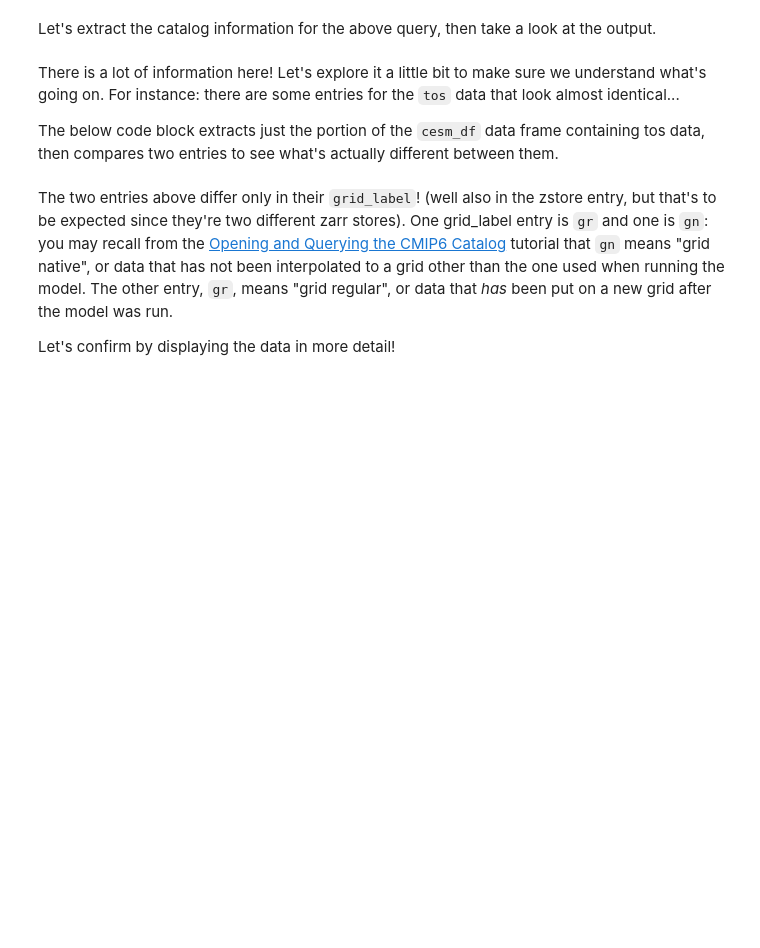
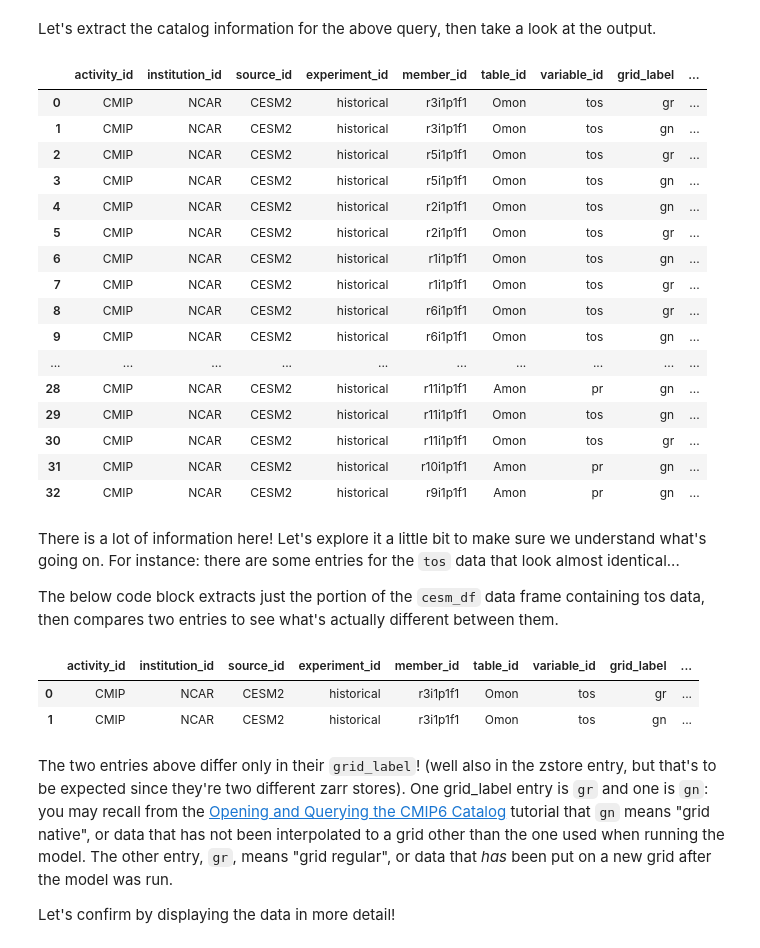
Before and after one commit to jocardelle/Spatial_Stats, a Jupyter notebook: CodeAlong 1. Correlation and Regression Maps.ipynb, the cells around one changed output. Saved outputs shown, nothing was run; the diff lists cells and outputs as text; code cells hidden in the pictures; blank space fills up the shorter version.

```diff
--- a/CodeAlong 1. Correlation and Regression Maps.ipynb
+++ b/CodeAlong 1. Correlation and Regression Maps.ipynb
@@ -118,36 +118,64 @@ _One thing that's different_ here from the previous work we were doing - althoug
 Because tos is an ocean field and pr is an atmosphere field, I have include both "Amon" and "Omon" in the `table_id` part of the query. You need to include these because otherwise both daily and monthly information for tos and pr will be returned by the search!
 # %%
 # Specify search terms to query catalog
+# Specify search terms to query catalog
 # activity_id: which downscaling technique do you want?
-activity_id = [""]
+activity_id = ["CMIP"]
 
 # experiment_id: which historical/future scenario do you want?
-experiment_id = [""]
+experiment_id = ["historical"]
 
 # table_id: which part of the Earth system/time resolution do you want?
-table_id = []
+table_id = ["Amon", "Omon"]
 
 # source_id: which model do you want?
-source_id = [""]
+source_id = ["CESM2"]
 
 # variable_id: which variable do you want?
-variable_id = []
+variable_id = ["tos", "pr"]
 # %% [markdown]
 Let's extract the catalog information for the above query, then take a look at the output.
 # %%
 # Search through catalog, store results
 cesm_res = catalog.search(activity_id=activity_id, experiment_id=experiment_id,
                          source_id=source_id, table_id=table_id, variable_id=variable_id)
 
 # Create a data frame
+cesm_df = cesm_res.df
 
 # Look at results
+display(cesm_df)
+# %% [output]
+|  | activity_id | institution_id | source_id | experiment_id | member_id | table_id | variable_id | grid_label | ... |
+| 0 | CMIP | NCAR | CESM2 | historical | r3i1p1f1 | Omon | tos | gr | ... |
+| 1 | CMIP | NCAR | CESM2 | historical | r3i1p1f1 | Omon | tos | gn | ... |
+| 2 | CMIP | NCAR | CESM2 | historical | r5i1p1f1 | Omon | tos | gr | ... |
+| 3 | CMIP | NCAR | CESM2 | historical | r5i1p1f1 | Omon | tos | gn | ... |
+| 4 | CMIP | NCAR | CESM2 | historical | r2i1p1f1 | Omon | tos | gn | ... |
+| 5 | CMIP | NCAR | CESM2 | historical | r2i1p1f1 | Omon | tos | gr | ... |
+| 6 | CMIP | NCAR | CESM2 | historical | r1i1p1f1 | Omon | tos | gn | ... |
+| 7 | CMIP | NCAR | CESM2 | historical | r1i1p1f1 | Omon | tos | gr | ... |
+| 8 | CMIP | NCAR | CESM2 | historical | r6i1p1f1 | Omon | tos | gr | ... |
+| 9 | CMIP | NCAR | CESM2 | historical | r6i1p1f1 | Omon | tos | gn | ... |
+| ... | ... | ... | ... | ... | ... | ... | ... | ... | ... |
+| 28 | CMIP | NCAR | CESM2 | historical | r11i1p1f1 | Amon | pr | gn | ... |
+| 29 | CMIP | NCAR | CESM2 | historical | r11i1p1f1 | Omon | tos | gn | ... |
+| 30 | CMIP | NCAR | CESM2 | historical | r11i1p1f1 | Omon | tos | gr | ... |
+| 31 | CMIP | NCAR | CESM2 | historical | r10i1p1f1 | Amon | pr | gn | ... |
+| 32 | CMIP | NCAR | CESM2 | historical | r9i1p1f1 | Amon | pr | gn | ... |
 # %% [markdown]
 There is a lot of information here! Let's explore it a little bit to make sure we understand what's going on. For instance: there are some entries for the `tos` data that look almost identical...
 
 The below code block extracts just the portion of the `cesm_df` data frame containing tos data, then compares two entries to see what's actually different between them.
 # %%
 # Look just at the tos entries
+cesm_tos = cesm_df[cesm_df['variable_id'] == 'tos']
+
+display(cesm_tos[0:2])
+# %% [output]
+|  | activity_id | institution_id | source_id | experiment_id | member_id | table_id | variable_id | grid_label | ... |
+| 0 | CMIP | NCAR | CESM2 | historical | r3i1p1f1 | Omon | tos | gr | ... |
+| 1 | CMIP | NCAR | CESM2 | historical | r3i1p1f1 | Omon | tos | gn | ... |
 # %% [markdown]
 The two entries above differ only in their `grid_label`! (well also in the zstore entry, but that's to be expected since they're two different zarr stores). One grid_label entry is `gr` and one is `gn`: you may recall from the [Opening and Querying the CMIP6 Catalog](https://github.com/climate-datalab/CMIP6_AWS/blob/main/1.%20Opening%20and%20Querying%20the%20CMIP6%20Catalog.ipynb) tutorial that `gn` means "grid native", or data that has not been interpolated to a grid other than the one used when running the model. The other entry, `gr`, means "grid regular", or data that _has_ been put on a new grid after the model was run.
 
```
Also changed, not shown: parts of 16 cells of this notebook, 1 other file.
